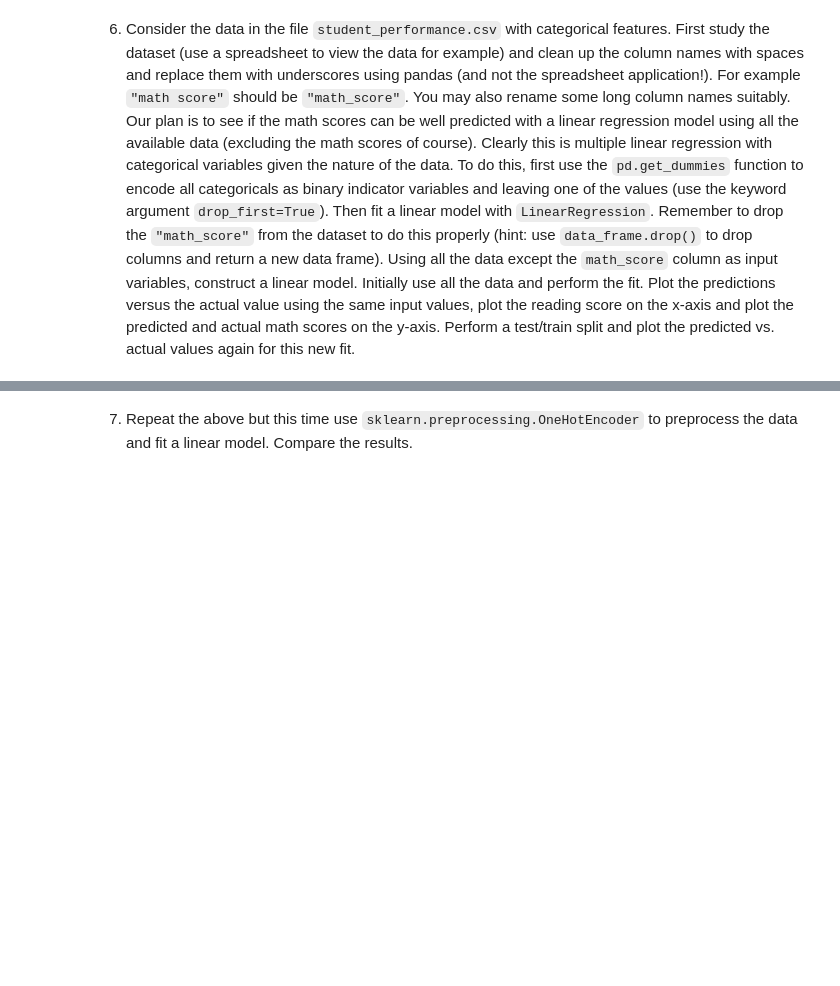
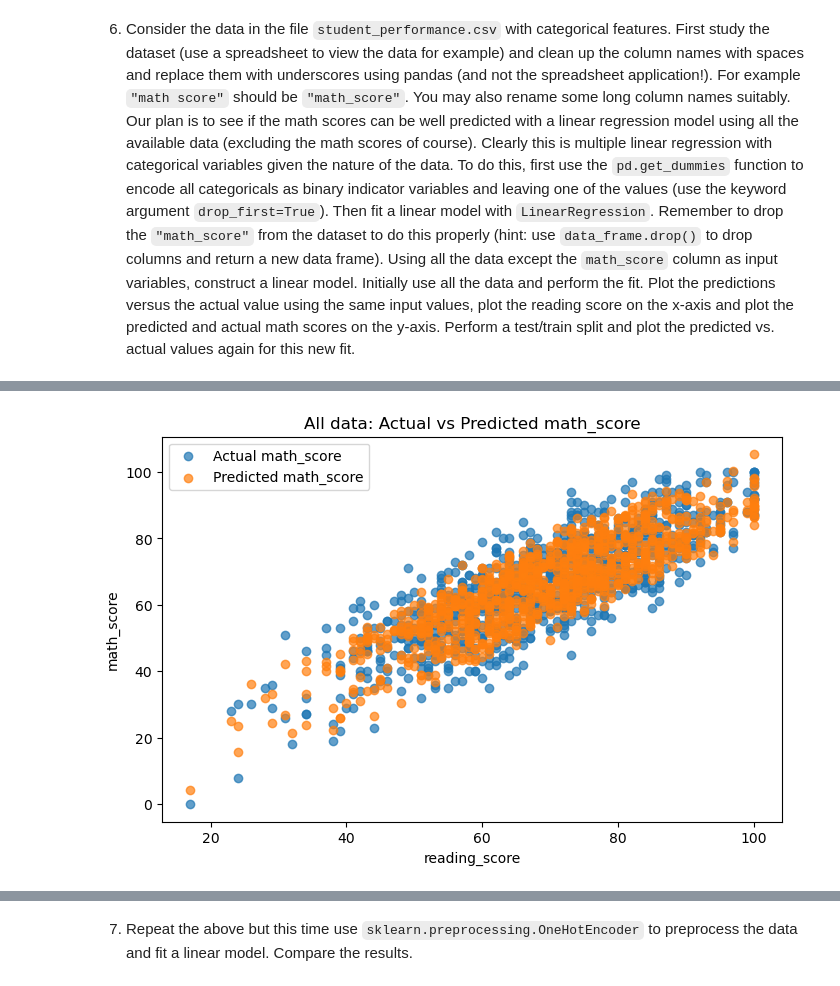
Before and after one commit to Amolsingh/IITB-DSAI, a Jupyter notebook: Programming for machine learning/Assignments/Assignment_7_Amol_Singh.ipynb, the cells around one changed output, grey strips where cells are left out. Saved outputs shown, nothing was run; the diff lists cells and outputs as text; code cells hidden in the pictures; blank space fills up the shorter version.

```diff
--- a/Programming for machine learning/Assignments/Assignment_7_Amol_Singh.ipynb
+++ b/Programming for machine learning/Assignments/Assignment_7_Amol_Singh.ipynb
@@ -6,3 +6,23 @@ This assignment encourages you to explore on your own and learn how to use the s
 Read the first 6 sections of [Chapter 5](https://jakevdp.github.io/PythonDataScienceHandbook/05.00-machine-learning.html) of the [Data science handbook](https://jakevdp.github.io/PythonDataScienceHandbook/). These are well written and provide a nice overview of many important concepts. There are also several nice code samples that are worth studying. You will also find the [scikit-learn user guide](https://scikit-learn.org/stable/user_guide.html) very handy to skim or refer.
 # %% [markdown]
 1. Consider the pendulum data provided in the `data/pendulum.txt` file and used in our regression material. Use `sklearn.model_selection.train_test_split` to split the data into 75% training data and 25% test data.  Look at the [sklearn user guide](https://scikit-learn.org/stable/user_guide.html)  to read more about the `train_test_split` functionality. Now use the training data to determine the best fit coefficients using a linear regression (this was done at the end in the regression notebook I shared). Recall that we had a linear model for $l$ vs. $t^2$. Then use the trained model to fit the test data. Calculate the error on the test data using the `model.score` method where `model` is your `LinearRegression` model. Read the documentation of `model.score` to understand what it is computing.
+# %%
+import sklearn as sk
+import numpy as np
+
+pendulum_data = np.loadtxt("data/pendulum.txt", unpack=True)
+pendulum_x_train, pendulum_x_test, pendulum_y_train, pendulum_y_test = sk.model_selection.train_test_split(pendulum_data[0], pendulum_data[1], test_size=0.25, random_state=42)
+
+model = sk.linear_model.LinearRegression()
+model.fit(pendulum_x_train.reshape(-1, 1), pendulum_y_train)
+
+#Best fit coefficients
+print("Coefficients:", model.coef_)
+print("Intercept", model.intercept_)
+
+#Using the trained model to predict the test set
+pendulum_y_pred = model.predict(pendulum_x_test.reshape(-1, 1))
+print("Predicted values:", pendulum_y_pred)
+
+#Calulate the error of the model using model score
+print(model.score(pendulum_x_test.reshape(-1, 1), pendulum_y_test))
@@ -17,2 +123,68 @@ Read the first 6 sections of [Chapter 5](https://jakevdp.github.io/PythonDataSci
 # %% [markdown]
 6. Consider the data in the file `student_performance.csv` with categorical features. First study the dataset (use a spreadsheet to view the data for example) and clean up the column names with spaces and replace them with underscores using pandas (and not the spreadsheet application!). For example `"math score"` should be `"math_score"`. You may also rename some long column names suitably.  Our plan is to see if the math scores can be well predicted with a linear regression model using all the available data (excluding the math scores of course). Clearly this is multiple linear regression with categorical variables given the nature of the data. To do this, first use the `pd.get_dummies` function to encode all categoricals as binary indicator variables and leaving one of the values (use the keyword argument `drop_first=True`). Then fit a linear model with `LinearRegression`. Remember to drop the `"math_score"` from the dataset to do this properly (hint: use `data_frame.drop()` to drop columns and return a new data frame). Using all the data except the `math_score` column as input variables, construct a linear model. Initially use all the data and perform the fit. Plot the predictions versus the actual value using the same input values, plot the reading score on the x-axis and plot the predicted and actual math scores on the y-axis. Perform a test/train split and plot the predicted vs. actual values again for this new fit.
+# %%
+import pandas as pd
+import matplotlib.pyplot as plt
+
+df_student_performance = pd.read_csv("data/student_performance.csv")
+
+#Changing column name to remove spaces and make it easier to work with
+df_student_performance = df_student_performance.rename(columns={
+    "math score": "math_score",
+    "reading score": "reading_score",
+    "writing score": "writing_score",
+    "test preparation course": "test_preparation_course",
+    "race/ethnicity": "race",
+    "parental level of education": "parental_level_of_education",
+    })
+
+#Replacing the race group names to remove the "group " prefix
+df_student_performance["race"] = df_student_performance["race"].str.replace("group ", "", regex=False)
+
+# df_student_performance['parental_level_of_education'] = df_student_performance['parental_level_of_education'].replace('some high school', 'high school')
+# df_student_performance['parental_level_of_education'].unique()
+
+#Encoding categorical columns
+df_encoded = pd.get_dummies(df_student_performance, drop_first=True, dtype=int)
+df_student_performance.head()
+
+#Creating Features and samples
+X = df_encoded.drop(columns=['math_score'])
+y = df_encoded['math_score']
+
+#Fit on all data
+model = sk.linear_model.LinearRegression()
+model.fit(X, y)
+
+y_pred = model.predict(X)
+print('R^2 score on all data:', model.score(X, y))
+
+plt.figure(figsize=(8, 5))
+plt.scatter(df_student_performance['reading_score'], y, label='Actual math_score', alpha=0.7)
+plt.scatter(df_student_performance['reading_score'], y_pred, label='Predicted math_score', alpha=0.7)
+plt.xlabel('reading_score')
+plt.ylabel('math_score')
+plt.title('All data: Actual vs Predicted math_score')
+plt.legend()
+plt.show()
+
+#Train test split
+X_train, X_test, y_train, y_test = sk.model_selection.train_test_split(
+    X, y, test_size=0.25, random_state=42
+)
+
+model = sk.linear_model.LinearRegression()
+model.fit(X_train, y_train)
+y_test_pred = model.predict(X_test)
+print('Train R^2 score:', model.score(X_train, y_train))
+print('Test R^2 score:', model.score(X_test, y_test))
+
+plt.figure(figsize=(8, 5))
+plt.scatter(X_test['reading_score'], y_test, label='Actual math_score', alpha=0.7)
+plt.scatter(X_test['reading_score'], y_test_pred, label='Predicted math_score', alpha=0.7)
+plt.xlabel('reading_score')
+plt.ylabel('math_score')
+plt.title('Test split: Actual vs Predicted math_score')
+plt.legend()
+plt.show()
+# %% [output]
@@ -18,0 +192 @@ Read the first 6 sections of [Chapter 5](https://jakevdp.github.io/PythonDataSci
+[figure, added]
```
Also changed, not shown: parts of 13 cells of this notebook, 24 other files.
